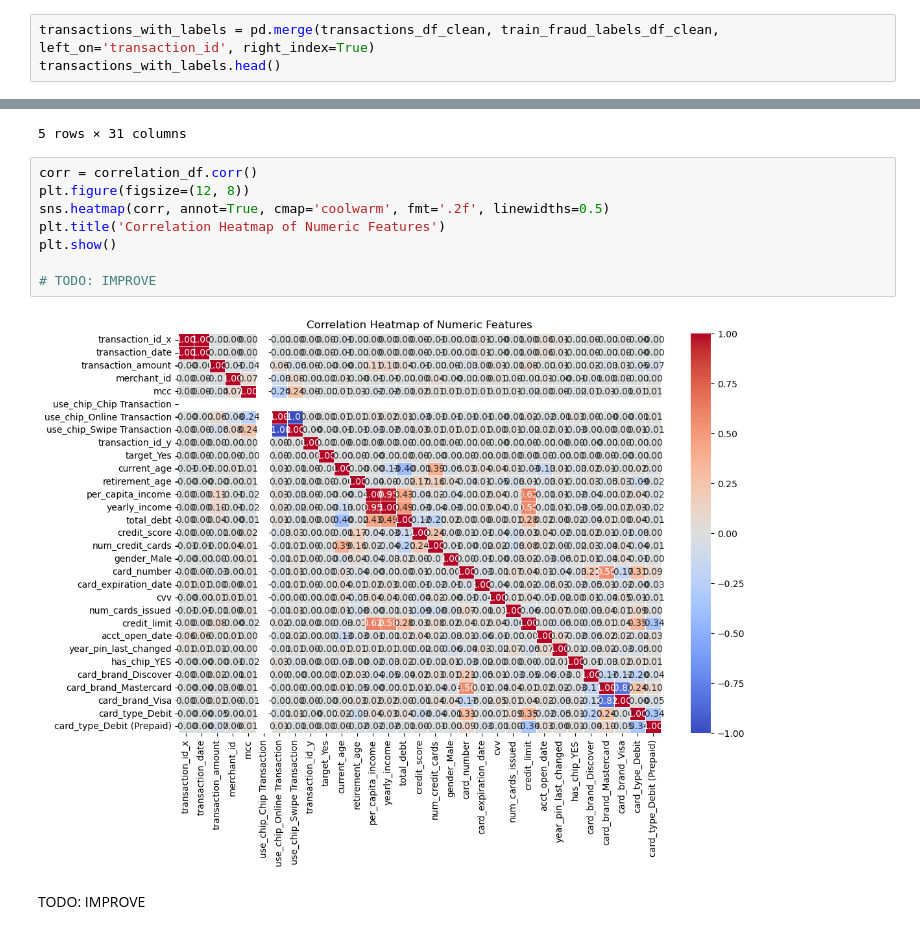
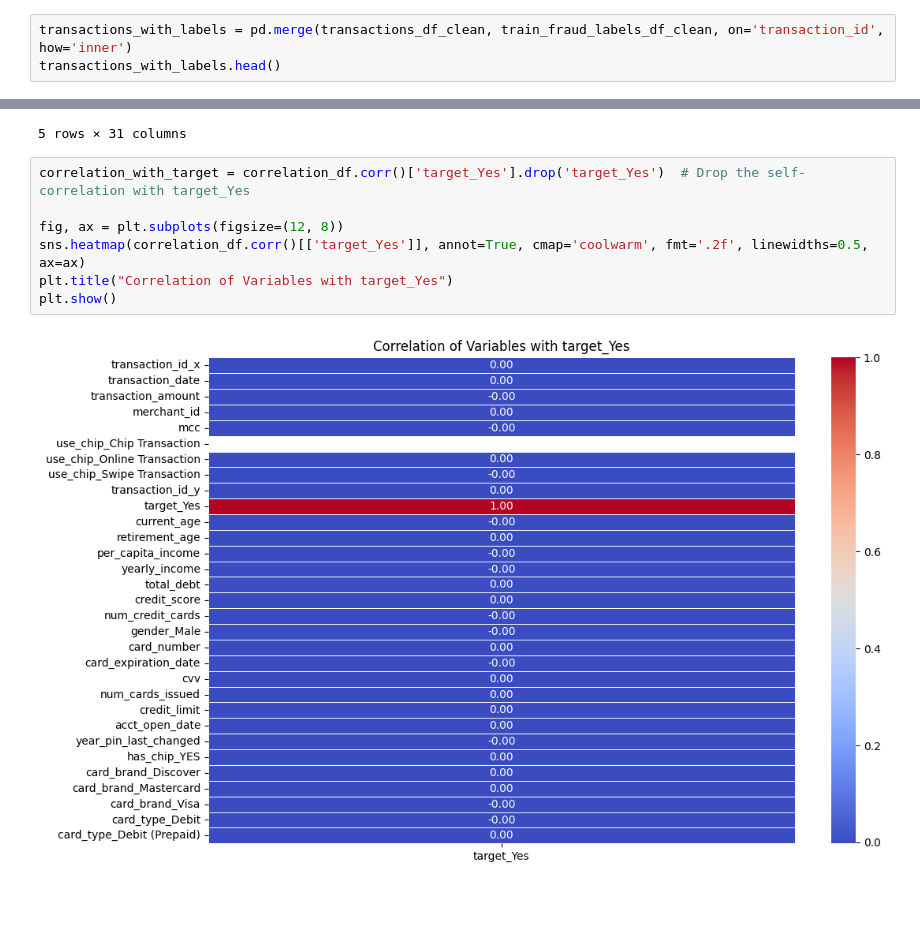
Before and after one commit to marcsirvent/frauddetection, a Jupyter notebook: main.ipynb, the cells around one changed output, grey strips where cells are left out. Drawn from its saved outputs; the diff is of its cells as text; blank space fills up the shorter version.

```diff
--- a/main.ipynb
+++ b/main.ipynb
@@ -456,6 +478,6 @@ with open('final_model.pkl', 'wb') as file:
 # %% [markdown]
 ## Plots and EDA
 # %%
-transactions_with_labels = pd.merge(transactions_df_clean, train_fraud_labels_df_clean, left_on='transaction_id', right_index=True)
+transactions_with_labels = pd.merge(transactions_df_clean, train_fraud_labels_df_clean, on='transaction_id', how='inner')
 transactions_with_labels.head()
 # %% [output]
@@ -564,14 +591,11 @@ correlation_df.head()
 | 4 | 7475332 | 2010-01-01 00:06:00 | 46.41 | 13051 | 5813 | False | ... |
 5 rows × 31 columns
 # %%
-corr = correlation_df.corr()
-plt.figure(figsize=(12, 8))
-sns.heatmap(corr, annot=True, cmap='coolwarm', fmt='.2f', linewidths=0.5)
-plt.title('Correlation Heatmap of Numeric Features')
+correlation_with_target = correlation_df.corr()['target_Yes'].drop('target_Yes')  # Drop the self-correlation with target_Yes
+
+fig, ax = plt.subplots(figsize=(12, 8))
+sns.heatmap(correlation_df.corr()[['target_Yes']], annot=True, cmap='coolwarm', fmt='.2f', linewidths=0.5, ax=ax)
+plt.title("Correlation of Variables with target_Yes")
 plt.show()
-
-# TODO: IMPROVE
 # %% [output]
-[figure, old version]
+[figure, new version]
-# %% [markdown]
-TODO: IMPROVE
```
Also changed, not shown: parts of 7 cells of this notebook, 3 other files.
